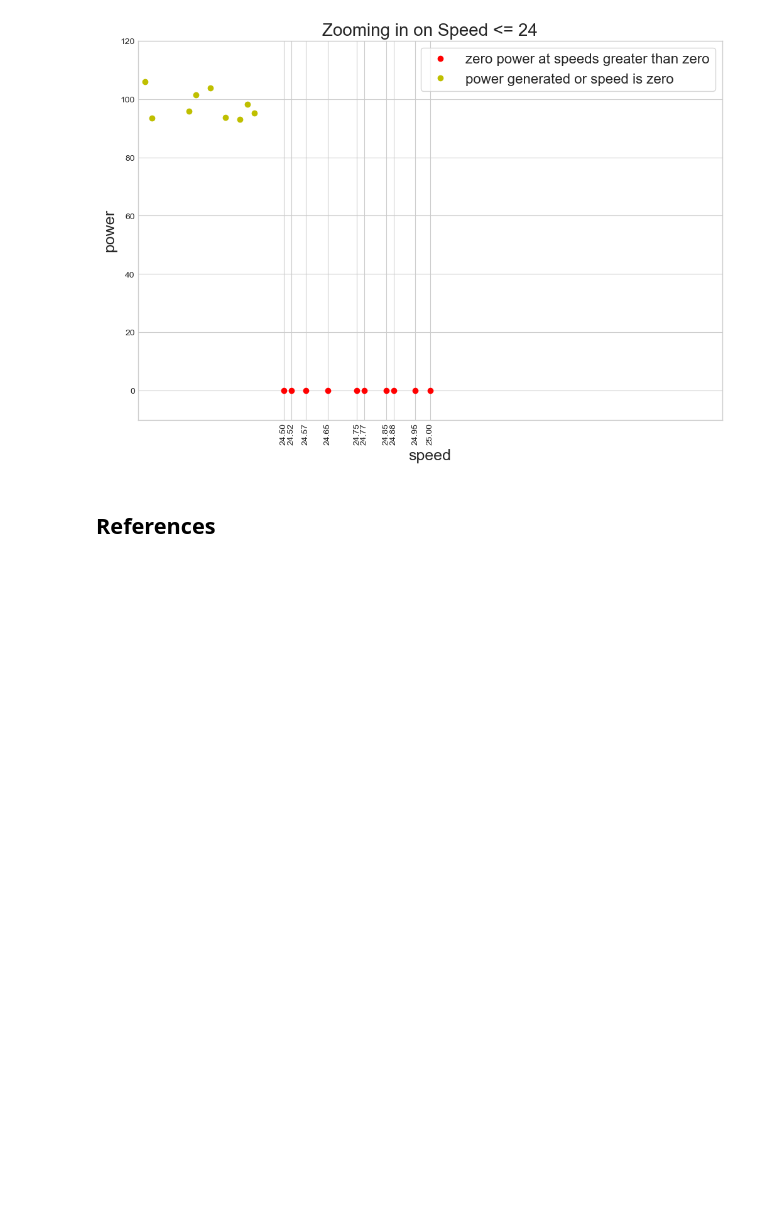
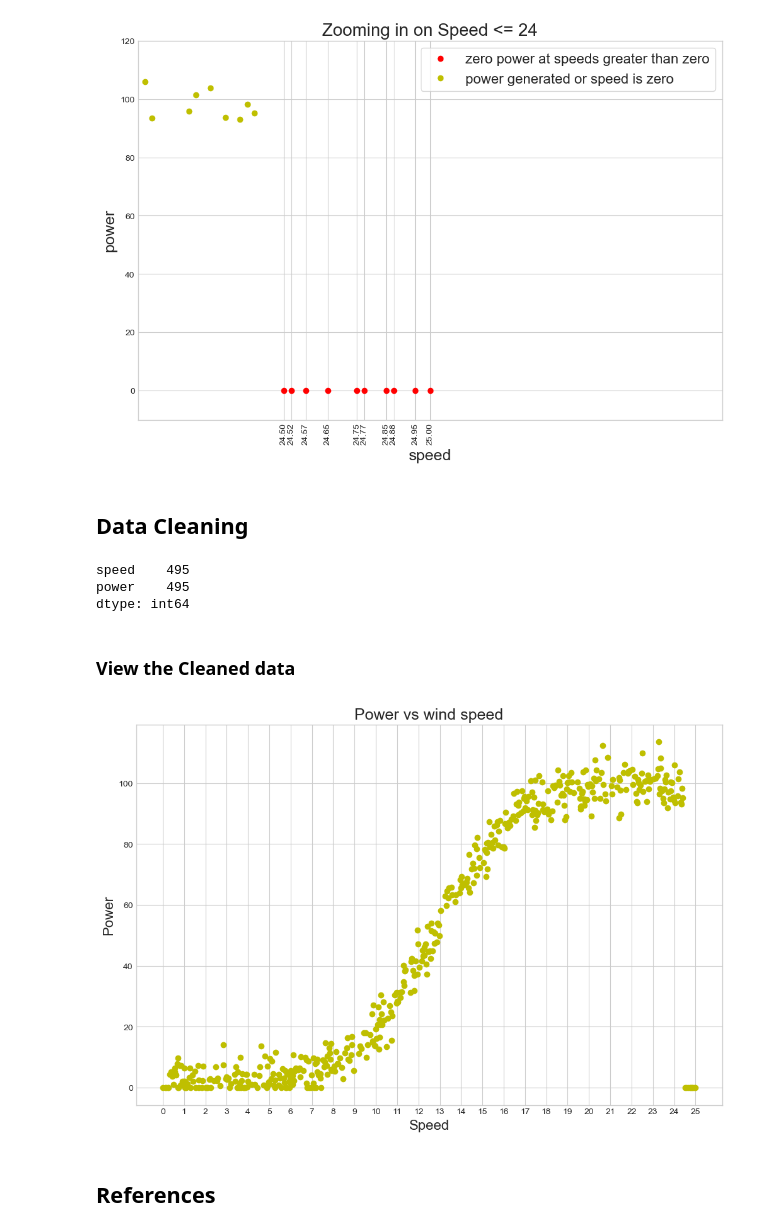
Before and after one commit to fionaoriordan/MLS_Project, a Jupyter notebook: projectmodels.ipynb, the cells around one changed output. Cells and saved outputs as stored; diff of their text form; code cells hidden in the pictures; blank space fills up the shorter version.

Commit message:
cleaning data

```diff
--- a/projectmodels.ipynb
+++ b/projectmodels.ipynb
@@ -188,3 +190,5 @@ plt.ylim(-10,120)
 plt.show()
 # %% [output]
 [figure]
+# %% [markdown]
+## Data Cleaning
@@ -191,6 +197,25 @@ plt.show()
 # %%
-# https://stackoverflow.com/a/52456896
-df.drop(df.loc[(df['power'] == 0) & ((df.speed > 7.5)&(df.speed <=??????)].index, inplace=True)
+# Adapated from https://stackoverflow.com/questions/52456874/drop-rows-on-multiple-conditions-in-pandas-dataframe
+
+dfclean = df.loc[~(((df['speed']>=7.5) & (df['speed']<24.5))&(df['power']==0))]
+dfclean.count()
+# %% [output]
+speed    495
+power    495
+dtype: int64
+# %% [markdown]
+### View the Cleaned data
+# %%
+
+# Plot power versus speed to see if there is a relationship between both.
+plt.plot(dfclean['speed'], dfclean['power'],  'yo')
+plt.title('Power vs wind speed', fontsize='18')
+plt.xlabel('Speed', fontsize='16')
+plt.ylabel('Power', fontsize='16')
+plt.xticks(np.arange(min(dfclean['speed']), max(dfclean['speed'])+1, 1))
+plt.show()
+# %% [output]
+[figure, added]
 # %%
 # # Adapted from https://stackoverflow.com/questions/6148207/linear-regression-with-matplotlib-numpy
 # coef = np.polyfit(df['power'],df['speed'],1)
```
Also changed, not shown: parts of 5 cells of this notebook.
